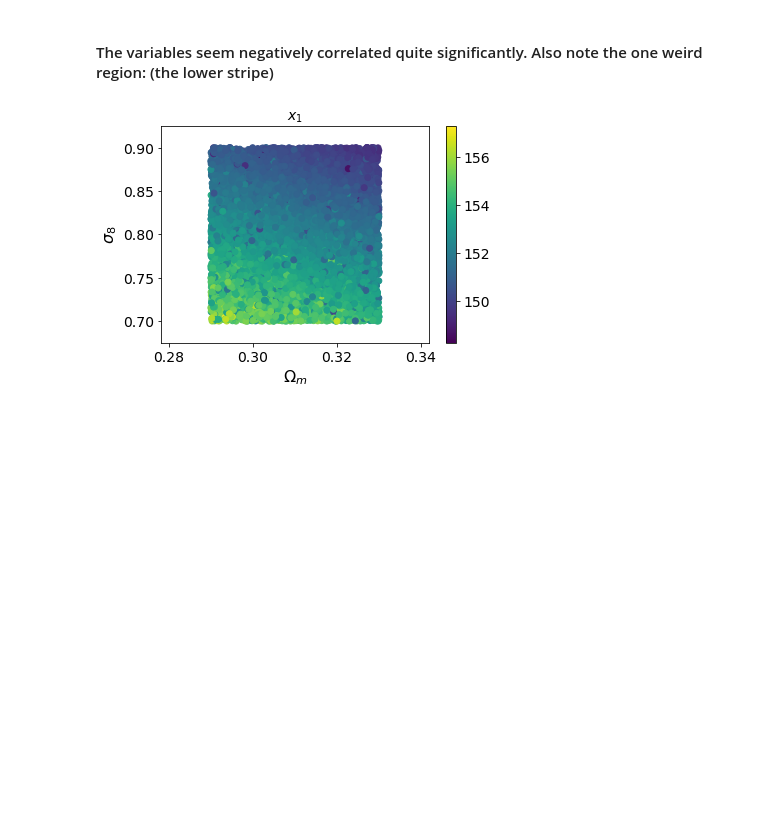
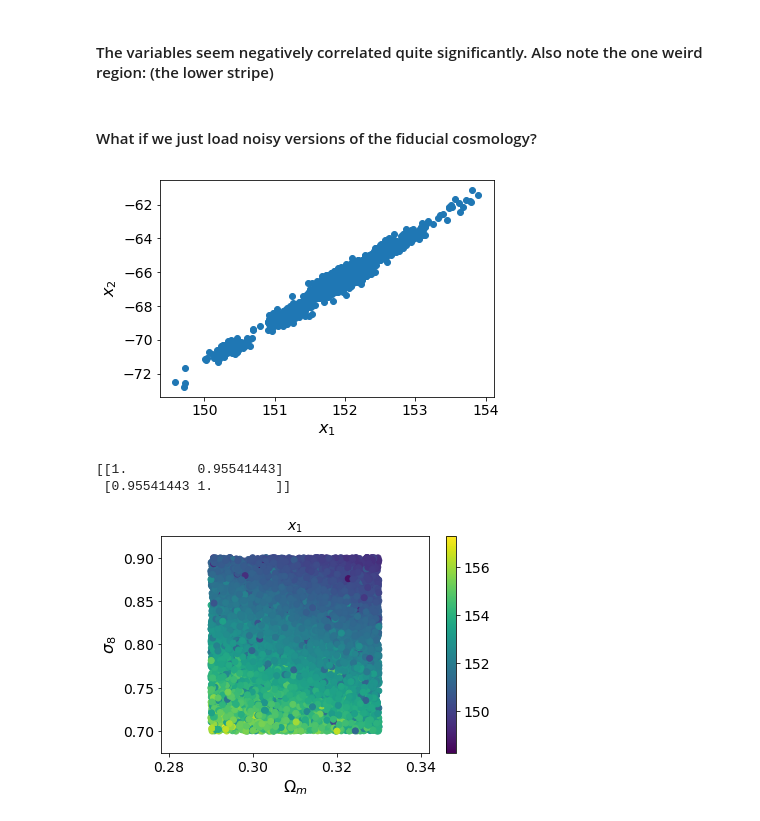
Before and after one commit to ErikOsinga/master_research_project, a Jupyter notebook: learning_purposes/v2_IMNN/weak_lensing_multibins/2param/fit_output_summaries.ipynb, the cells around one changed output. Drawn from its saved outputs; the diff is of its cells as text; code cells hidden in the pictures; blank space fills up the shorter version.

```diff
--- a/learning_purposes/v2_IMNN/weak_lensing_multibins/2param/fit_output_summaries.ipynb
+++ b/learning_purposes/v2_IMNN/weak_lensing_multibins/2param/fit_output_summaries.ipynb
@@ -38,6 +45,24 @@ print (np.corrcoef(abc['summaries'],rowvar=False))
  [-0.2900731  1.       ]]
 # %% [markdown]
 #### The variables seem negatively correlated quite significantly. Also note the one weird region: (the lower stripe)
+# %% [markdown]
+#### What if we just load noisy versions of the fiducial cosmology?
+# %%
+# (5000,600). 5000 simulations of flattened noisy fiducial cosmology
+fid_sims = np.load('./fid_sims.npy')
+# (5000,2) summaries of the flattened noisy fiducial cosmology
+fidsummaries = np.load('fid_summaries.npy')
+# %%
+plt.scatter(fidsummaries[:,0],fidsummaries[:,1]);
+plt.xlabel('$x_1$');
+plt.ylabel('$x_2$');
+plt.savefig('./output_fid.png')
+plt.show()
+print (np.corrcoef(fidsummaries,rowvar=False))
+# %% [output]
+[figure, added]
+[[1.         0.95541443]
+ [0.95541443 1.        ]]
 # %%
 num = 10000 # number of points to plot
 plt.scatter(abc['parameters'][:num,0],abc['parameters'][:num,1],c=abc['summaries'][:num,0]);
```
Also changed, not shown: parts of 14 cells of this notebook.
